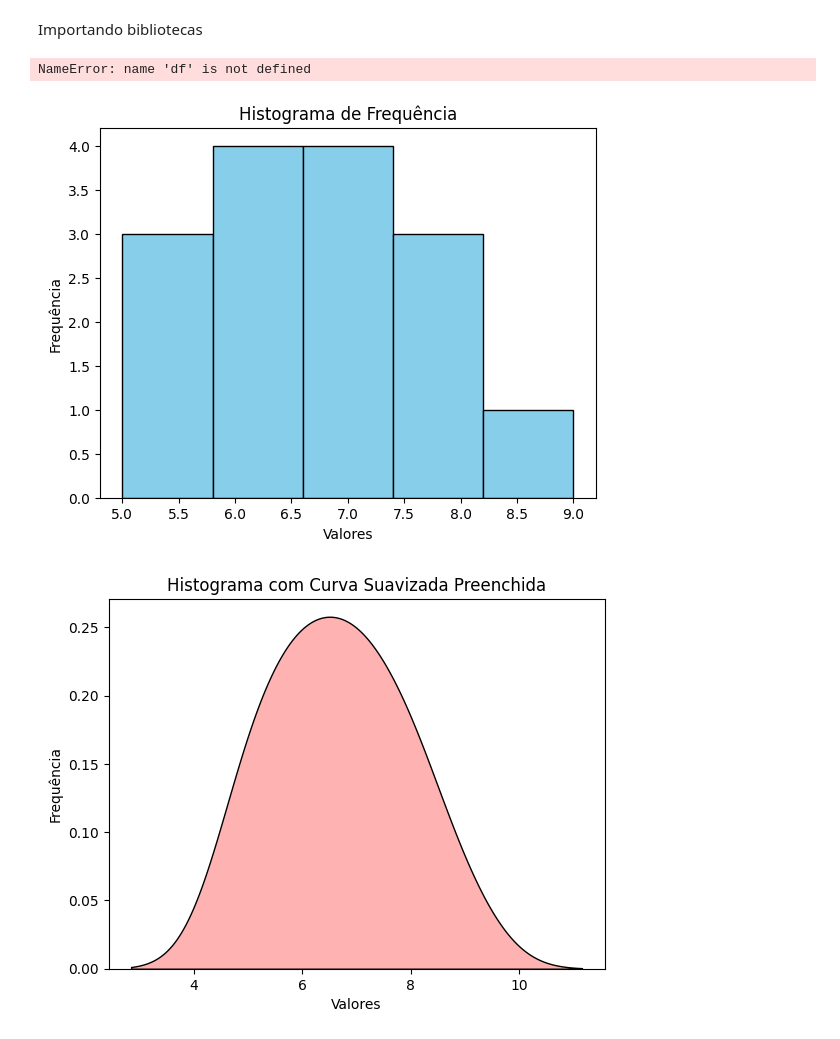
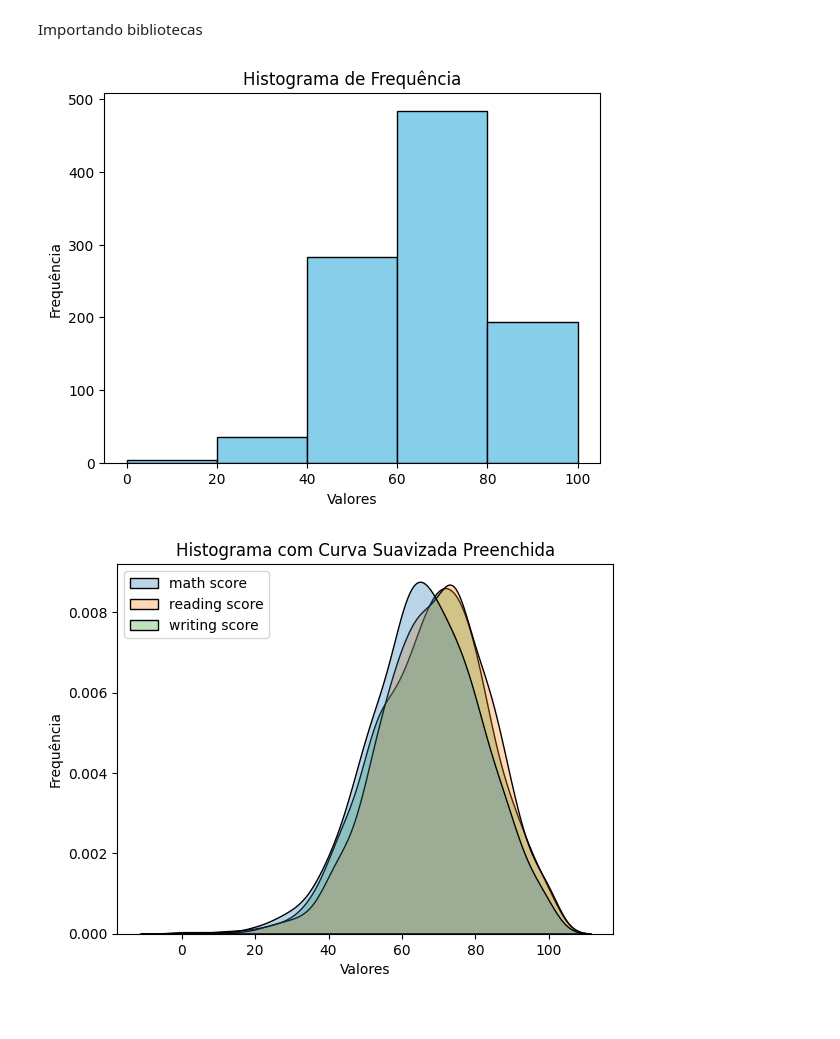
Before and after one commit to Pedro-Maciel77/Python-Data-Base, a Jupyter notebook: Untitled-1.ipynb, the cells around one changed output. Saved outputs shown, nothing was run; the diff lists cells and outputs as text; code cells hidden in the pictures.

```diff
--- a/Untitled-1.ipynb
+++ b/Untitled-1.ipynb
@@ -4,28 +4,30 @@ Equipe:
 # %% [markdown]
 Importando bibliotecas
 # %%
-import matplotlib.pyplot as plt
+import pandas as pd
+
+# Carregando o arquivo CSV
+df = pd.read_csv('StudentsPerformance.csv')
+
+
+dados = df['reading score']
-# %%
-dados = df['Age']
-# %% [output]
-NameError: name 'df' is not defined
 # %%
 
 # Dados de exemplo
-dados = [7, 8, 5, 6, 7, 8, 6, 5, 7, 6, 8, 9, 7, 6, 5]
+dados = df['math score']
 
 # Criando o histograma
 plt.hist(dados, bins=5, color='skyblue', edgecolor='black')
 
 # Adicionando títulos e rótulos
 plt.title("Histograma de Frequência")
 plt.xlabel("Valores")
 plt.ylabel("Frequência")
 
 # Exibindo o gráfico
 plt.show()
 # %% [output]
-[figure, old version]
+[figure, new version]
 # %%
 import matplotlib.pyplot as plt
 import seaborn as sns
@@ -38,4 +40,4 @@ plt.ylabel('Frequência')
 plt.title('Histograma com Curva Suavizada Preenchida')
 plt.show()
 # %% [output]
-[figure, old version]
+[figure, new version]
```
Also changed, not shown: parts of 3 cells of this notebook.
